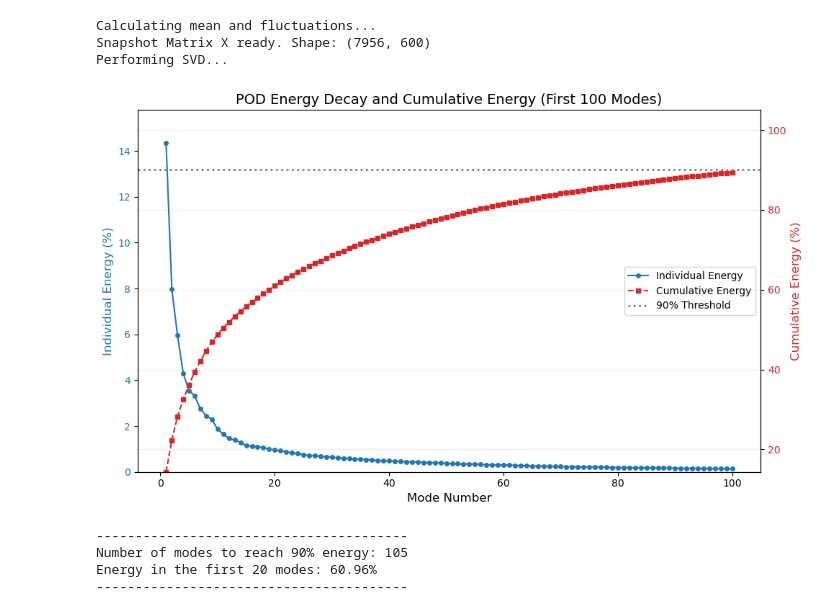
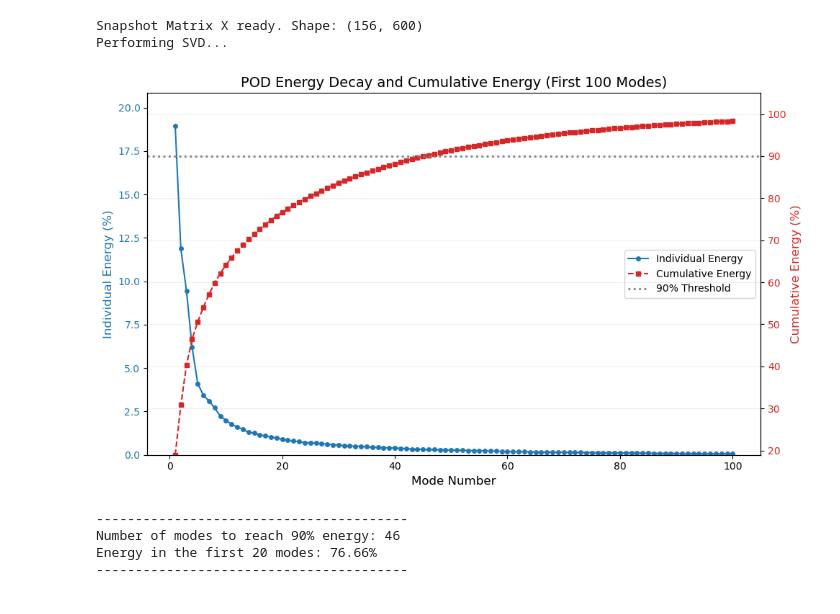
Before and after one commit to JacobManniche/Bachelor_legeplads, a Jupyter notebook: LES/PI and ROM.ipynb, the cells around one changed output. Cells and saved outputs as stored; diff of their text form; code cells hidden in the pictures.

```diff
--- a/LES/PI and ROM.ipynb
+++ b/LES/PI and ROM.ipynb
@@ -24,23 +5,0 @@ Collecting snapshots from HDF5...
-# %%
-# Convert to 4D array: (Time, Z, Y, X)
-u_total = np.array(snapshots)
-Nt, Nz, Ny, Nx = u_total.shape
-
-# --- 3. MEAN SUBTRACTION (Reynolds Decomposition) ---
-print("Calculating mean and fluctuations...")
-u_mean = np.mean(u_total, axis=0) # Shape: (6, 26, 51)
-u_prime = u_total - u_mean
-
-# --- 4. SNAPSHOT MATRIX CONSTRUCTION ---
-# Flatten spatial dimensions into a single vector per timestep
-# Shape: (Nt, Nz*Ny*Nx) -> Transpose to (SpatialPoints, Time)
-X = u_prime.reshape(Nt, -1).T
-print(f"Snapshot Matrix X ready. Shape: {X.shape}")
-
-# --- 5. ECONOMY SVD (POD Calculation) ---
-print("Performing SVD...")
-U_modes, Sigma, Vt = np.linalg.svd(X, full_matrices=False)
-# %% [output]
-Calculating mean and fluctuations...
-Snapshot Matrix X ready. Shape: (7956, 600)
-Performing SVD...
@@ -47,21 +8,68 @@ Performing SVD...
+# %%
+sliced_ds = ds.isel(x=0)  # Example: take the first vertical slice
+
+# Extract the velocity field (assuming 'u' is the variable of interest)
+Ut = sliced_ds.u.values
+# %%
+# Data shape: (600, 6, 26) -> (t, z, y)
+nt, nz, ny = Ut.shape
+n_spatial_points = nz * ny
+
+# 1. Reshape for Snapshot POD: (Spatial Points, Snapshots)
+# We transpose to get (z*y, t)
+X = Ut.transpose(1, 2, 0).reshape(n_spatial_points, nt)
+
+# 2. Subtract the Time-Mean (Fluctuations)
+mean_flow = np.mean(X, axis=1, keepdims=True)
+X_prime = X - mean_flow
+
+# 3. Snapshot POD Correlation Matrix (nt x nt)
+# Since nt (600) is larger than n_spatial (156),
+# computing X_prime.T @ X_prime is efficient.
+C = np.dot(X_prime.T, X_prime) / nt
+
+# 4. Solve Eigenvalue Problem
+eigvals, eigvecs = linalg.eigh(C)
+
+# Sort descending
+idx = np.argsort(eigvals)[::-1]
+eigvals = eigvals[idx]
+eigvecs = eigvecs[:, idx]
+
+# 5. Calculate Spatial Modes
+# phi = X' * eigvecs. Shape: (156, 600)
+modes = np.dot(X_prime, eigvecs)
+# Normalize modes so their spatial norm is 1
+modes = modes / np.linalg.norm(modes, axis=0)
 # %%
+# --- 4. SNAPSHOT MATRIX CONSTRUCTION ---
+# X_prime is already in the correct shape (SpatialPoints, Time) = (156, 600)
+Xp = X_prime
+print(f"Snapshot Matrix X ready. Shape: {Xp.shape}")
+
+# --- 5. ECONOMY SVD (POD Calculation) ---
+print("Performing SVD...")
+U_modes, Sigma, Vt = np.linalg.svd(Xp, full_matrices=False)
+
 # --- 6. ENERGY CALCULATION ---
 energy = Sigma**2
 total_energy = np.sum(energy)
 relative_energy = (energy / total_energy) * 100
 cumulative_energy = np.cumsum(relative_energy)
 
 plot_pod_energy(relative_energy, cumulative_energy)
 
 # 90% Milestone Print
 n_90 = np.argmax(cumulative_energy >= 90) + 1
 print("-" * 40)
 print(f"Number of modes to reach 90% energy: {n_90}")
 print(f"Energy in the first 20 modes: {cumulative_energy[19]:.2f}%")
 print("-" * 40)
 # %% [output]
+Snapshot Matrix X ready. Shape: (156, 600)
+Performing SVD...
-[figure, old version]
+[figure, new version]
-----------------------------------------
-Number of modes to reach 90% energy: 105
-Energy in the first 20 modes: 60.96%
-----------------------------------------
+----------------------------------------
+Number of modes to reach 90% energy: 46
+Energy in the first 20 modes: 76.66%
+----------------------------------------
```
Also changed, not shown: parts of 9 cells of this notebook, 2 other files.
